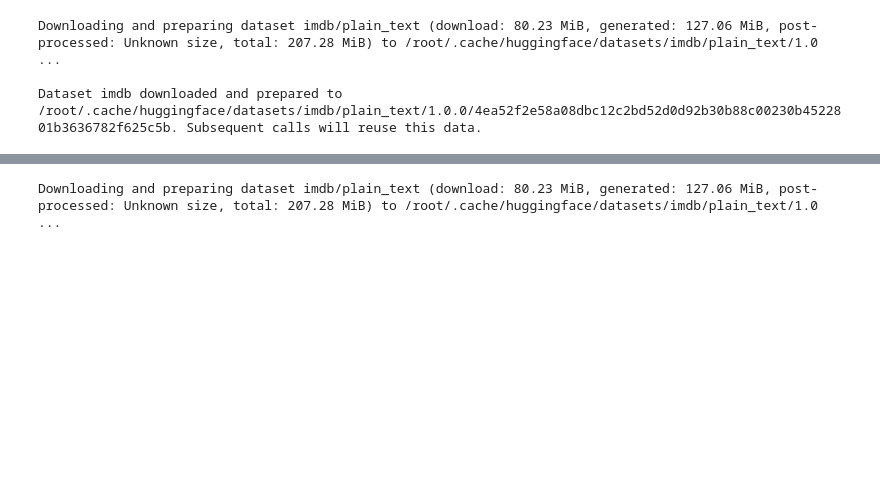
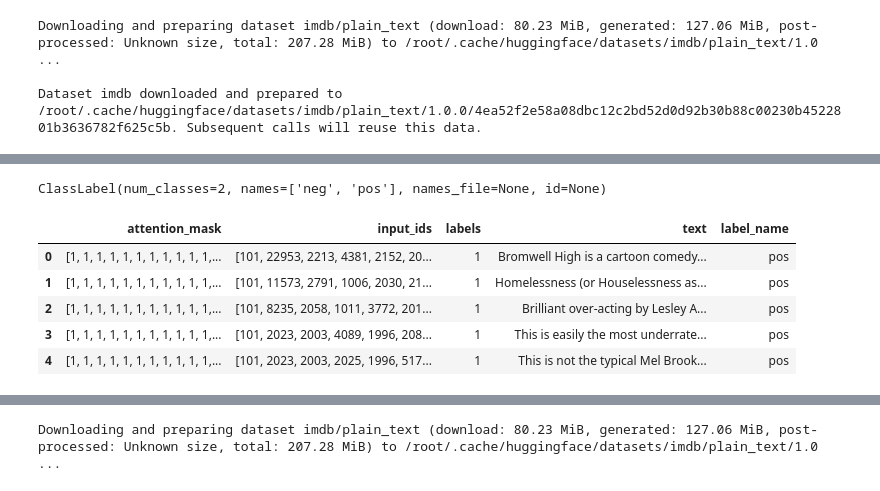
Before and after one commit to bdonkey/HuggingFacenotebooks, a Jupyter notebook: sagemaker/ss_01_getting_started_pytorch/sagemaker-notebook.ipynb, the cells around one changed output, grey strips where cells are left out. Saved outputs shown, nothing was run; the diff lists cells and outputs as text; code cells hidden in the pictures; blank space fills up the shorter version.

```diff
--- a/sagemaker/ss_01_getting_started_pytorch/sagemaker-notebook.ipynb
+++ b/sagemaker/ss_01_getting_started_pytorch/sagemaker-notebook.ipynb
@@ -142,0 +170,17 @@ Dataset imdb downloaded and prepared to /root/.cache/huggingface/datasets/imdb/p
+# %%
+train_dataset.features["labels"]
+# %% [output]
+ClassLabel(num_classes=2, names=['neg', 'pos'], names_file=None, id=None)
+# %%
+def label_int2str(row):
+    return train_dataset.features["labels"].int2str(row)
+
+df["label_name"] = df["labels"].apply(label_int2str)
+df.head()
+# %% [output]
+|  | attention_mask | input_ids | labels | text | label_name |
+| 0 | [1, 1, 1, 1, 1, 1, 1, 1, 1, 1, 1,... | [101, 22953, 2213, 4381, 2152, 20... | 1 | Bromwell High is a cartoon comedy... | pos |
+| 1 | [1, 1, 1, 1, 1, 1, 1, 1, 1, 1, 1,... | [101, 11573, 2791, 1006, 2030, 21... | 1 | Homelessness (or Houselessness as... | pos |
+| 2 | [1, 1, 1, 1, 1, 1, 1, 1, 1, 1, 1,... | [101, 8235, 2058, 1011, 3772, 201... | 1 | Brilliant over-acting by Lesley A... | pos |
+| 3 | [1, 1, 1, 1, 1, 1, 1, 1, 1, 1, 1,... | [101, 2023, 2003, 4089, 1996, 208... | 1 | This is easily the most underrate... | pos |
+| 4 | [1, 1, 1, 1, 1, 1, 1, 1, 1, 1, 1,... | [101, 2023, 2003, 2025, 1996, 517... | 1 | This is not the typical Mel Brook... | pos |
```
Also changed, not shown: parts of 13 cells of this notebook.
